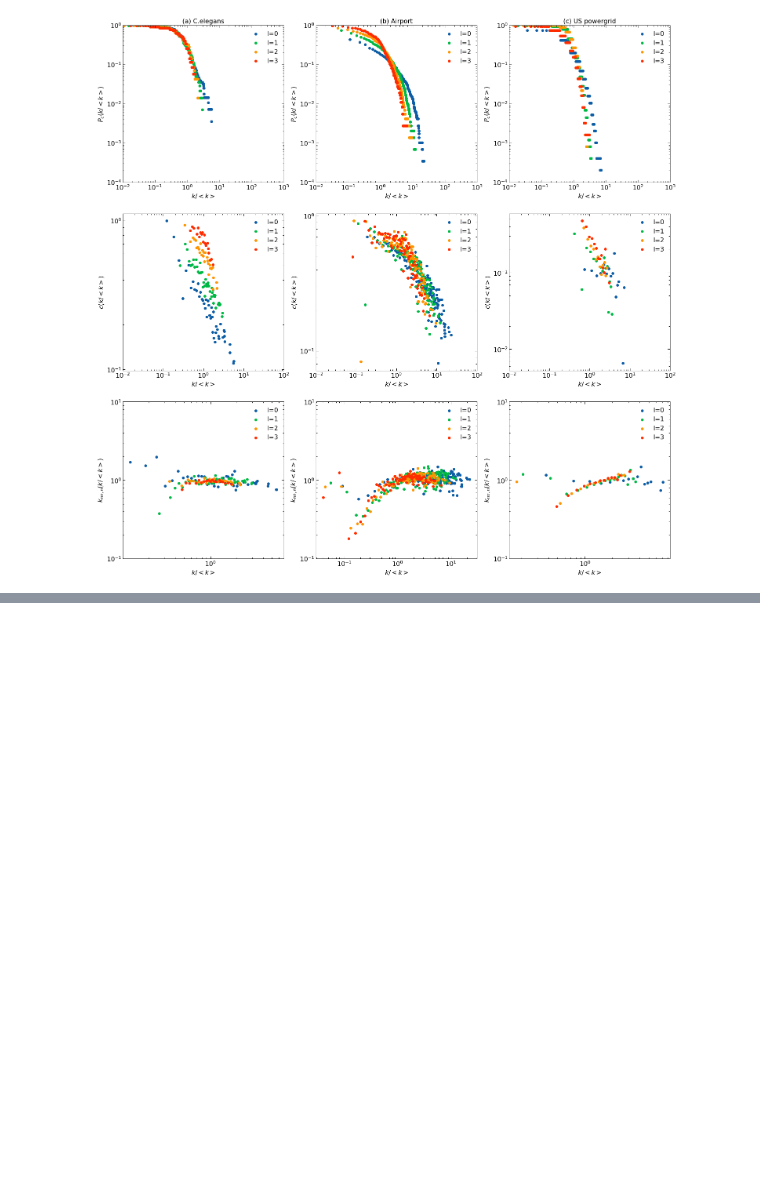
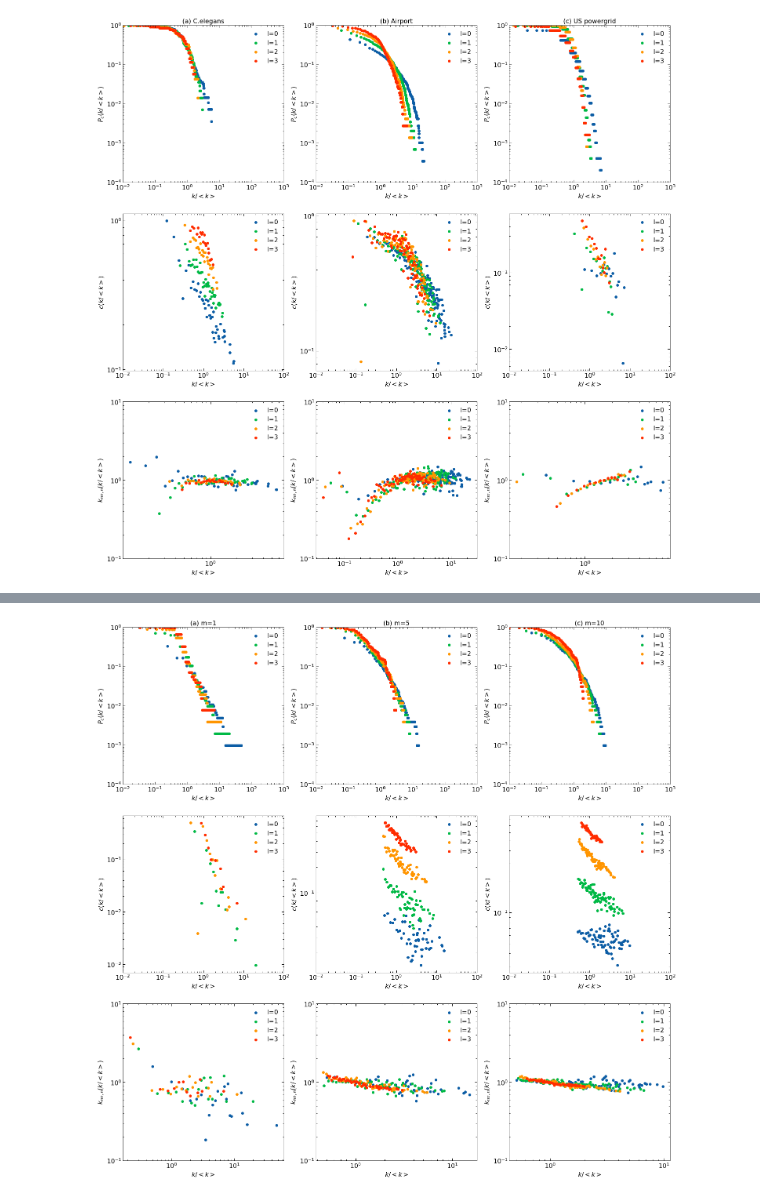
Before and after one commit to matheusloures42/renormalization-simplicial-complexes, a Jupyter notebook: plots.ipynb, the cells around one changed output, grey strips where cells are left out. Drawn from its saved outputs; the diff is of its cells as text; code cells hidden in the pictures; blank space fills up the shorter version.

```diff
--- a/plots.ipynb
+++ b/plots.ipynb
@@ -24,3 +24,18 @@ Gus0=nx.read_edgelist('Data/us_edgelist.txt')
 Gus1=nx.read_edgelist('Data/us1_edgelist.txt')
 Gus2=nx.read_edgelist('Data/us2_edgelist.txt')
 Gus3=nx.read_edgelist('Data/us3_edgelist.txt')
+# %%
+m1_0=nx.read_edgelist('Data/m1_edgelist.txt')
+m1_1=nx.read_edgelist('Data/m1_1_edgelist.txt')
+m1_2=nx.read_edgelist('Data/m1_2_edgelist.txt')
+m1_3=nx.read_edgelist('Data/m1_3_edgelist.txt')
+# %%
+m5_0=nx.read_edgelist('Data/m5_edgelist.txt')
+m5_1=nx.read_edgelist('Data/m5_1_edgelist.txt')
+m5_2=nx.read_edgelist('Data/m5_2_edgelist.txt')
+m5_3=nx.read_edgelist('Data/m5_3_edgelist.txt')
+# %%
+m10_0=nx.read_edgelist('Data/m10_edgelist.txt')
+m10_1=nx.read_edgelist('Data/m10_1_edgelist.txt')
+m10_2=nx.read_edgelist('Data/m10_2_edgelist.txt')
+m10_3=nx.read_edgelist('Data/m10_3_edgelist.txt')
@@ -111,0 +212,85 @@ average_neighbor_degree_x_kl(Gus3,lb='l=3')
+# %%
+fig,axs=plt.subplots(3,3,figsize=(25, 25))
+
+plt.subplot(3,3,1)
+
+plt.title('(a) m=1')
+
+plot_ccdf(m1_0,lb='l=0')
+plot_ccdf(m1_1,lb='l=1')
+plot_ccdf(m1_2,lb='l=2')
+plot_ccdf(m1_3,lb='l=3')
+
+
+
+plt.subplot(3,3,2)
+
+plt.title('(b) m=5')
+
+plot_ccdf(m5_0,lb='l=0')
+plot_ccdf(m5_1,lb='l=1')
+plot_ccdf(m5_2,lb='l=2')
+plot_ccdf(m5_3,lb='l=3')
+
+
+
+plt.subplot(3,3,3)
+
+plt.title('(c) m=10')
+
+plot_ccdf(m10_0,lb='l=0')
+plot_ccdf(m10_1,lb='l=1')
+plot_ccdf(m10_2,lb='l=2')
+plot_ccdf(m10_3,lb='l=3')
+
+
+plt.subplot(3,3,4)
+
+clustering_per_kl(m1_0,lb='l=0')
+clustering_per_kl(m1_1,lb='l=1')
+clustering_per_kl(m1_2,lb='l=2')
+clustering_per_kl(m1_3,lb='l=3')
+
+
+plt.subplot(3,3,5)
+
+clustering_per_kl(m5_0,lb='l=0')
+clustering_per_kl(m5_1,lb='l=1')
+clustering_per_kl(m5_2,lb='l=2')
+clustering_per_kl(m5_3,lb='l=3')
+
+
+plt.subplot(3,3,6)
+
+clustering_per_kl(m10_0,lb='l=0')
+clustering_per_kl(m10_1,lb='l=1')
+clustering_per_kl(m10_2,lb='l=2')
+clustering_per_kl(m10_3,lb='l=3')
+
+plt.subplot(3,3,7)
+
+average_neighbor_degree_x_kl(m1_0,lb='l=0')
+average_neighbor_degree_x_kl(m1_1,lb='l=1')
+average_neighbor_degree_x_kl(m1_2,lb='l=2')
+average_neighbor_degree_x_kl(m1_3,lb='l=3')
+
+
+plt.subplot(3,3,8)
+
+average_neighbor_degree_x_kl(m5_0,lb='l=0')
+average_neighbor_degree_x_kl(m5_1,lb='l=1')
+average_neighbor_degree_x_kl(m5_2,lb='l=2')
+average_neighbor_degree_x_kl(m5_3,lb='l=3')
+
+
+plt.subplot(3,3,9)
+
+average_neighbor_degree_x_kl(m10_0,lb='l=0')
+average_neighbor_degree_x_kl(m10_1,lb='l=1')
+average_neighbor_degree_x_kl(m10_2,lb='l=2')
+average_neighbor_degree_x_kl(m10_3,lb='l=3')
+
+#for ax in fig.get_axes():
+ #   ax.label_outer()
+# %% [output]
+[figure, added]
```
Also changed, not shown: parts of 14 cells of this notebook, 27 other files.
